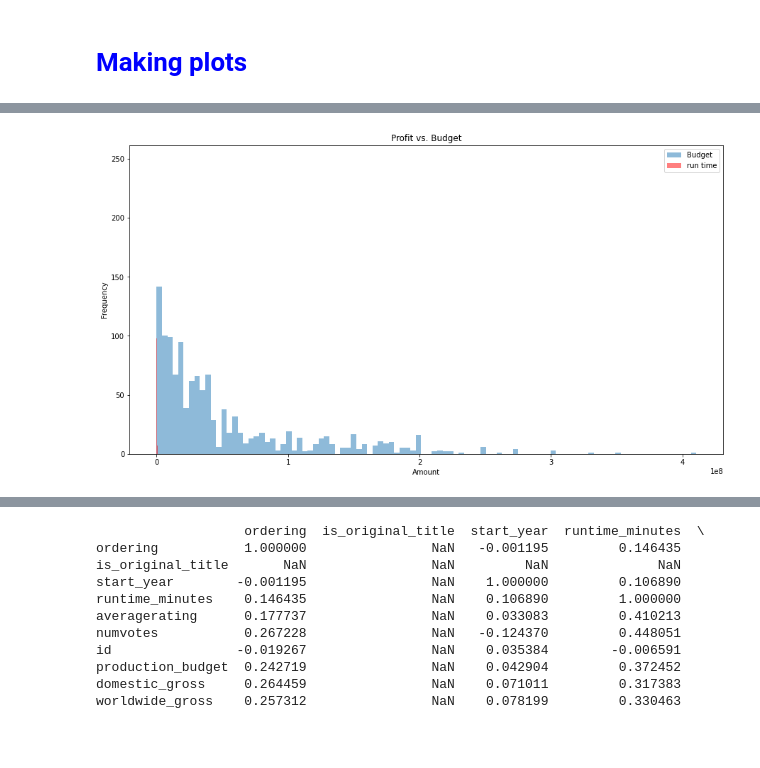
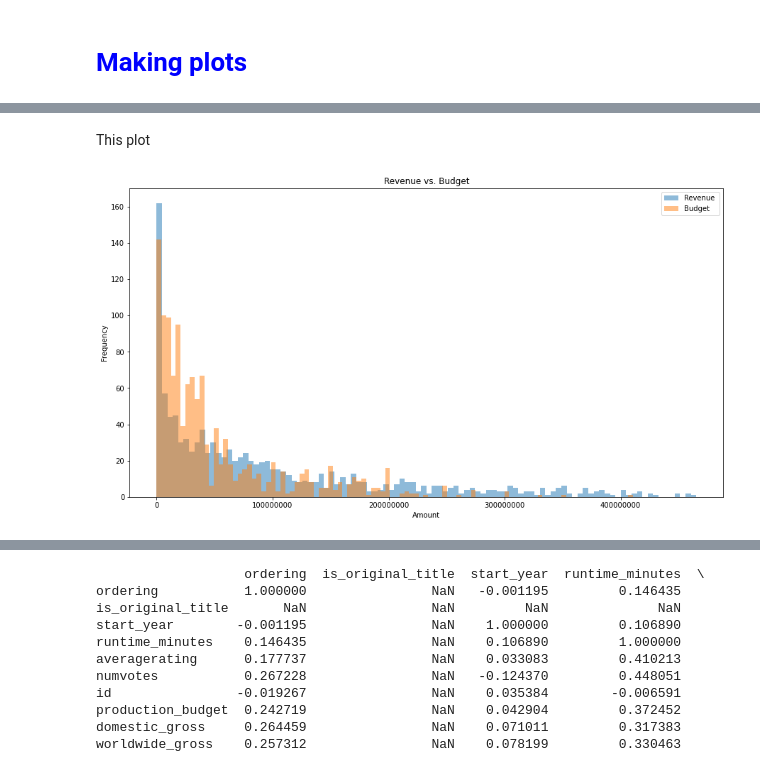
Before and after one commit to ImMaxRoss/Movie_Project, a Jupyter notebook: Keanan_code2.ipynb, the cells around one changed output, grey strips where cells are left out. Drawn from its saved outputs; the diff is of its cells as text; code cells hidden in the pictures; blank space fills up the shorter version.

```diff
--- a/Keanan_code2.ipynb
+++ b/Keanan_code2.ipynb
@@ -445,20 +493,31 @@ Correlation: (r) 0.7764641907664722
+# %% [markdown]
+This plot
 # %%
 
-x = full_movies_profit_df['worldwide_gross']
+#Calculate IQR and outliers
+q1 = np.percentile(full_movies_profit_df["worldwide_gross"],25)
+q3 = np.percentile(full_movies_profit_df["worldwide_gross"],75)
+iqr = q3 - q1
+lower = q1 - 1.5*iqr
+upper = q3 + 1.5*iqr
+outliers = (full_movies_profit_df['worldwide_gross'] < lower) | (full_movies_profit_df['worldwide_gross'] > upper)
+# remove outliers
+x = full_movies_profit_df.loc[~outliers,'worldwide_gross']
 y = full_movies_profit_df['production_budget']
-z = full_movies_profit_df['numvotes']
+#z = full_movies_profit_df['numvotes']
 plt.figure(figsize=(15, 8))
 
-#plt.hist(x, bins=500, alpha=0.5, label='Revenue ',)
+plt.hist(x, bins=100, alpha=0.5, label='Revenue ',)
 plt.hist(y, bins=100, alpha=0.5, label='Budget')
-plt.hist(z, bins=100, alpha=0.5, label='run time',color='red')
-
+#plt.hist(z, bins=100, alpha=0.5, label='run time',color='red')
+# Removing scientific notation
+plt.ticklabel_format(useOffset=False, style='plain')
 
 plt.xlabel('Amount')
 plt.ylabel('Frequency')
-plt.title('Profit vs. Budget')
+plt.title('Revenue vs. Budget')
 
 plt.legend(loc='upper right')
 plt.show()
 # %% [output]
-[figure, old version]
+[figure, new version]
```
Also changed, not shown: parts of 13 cells of this notebook.
